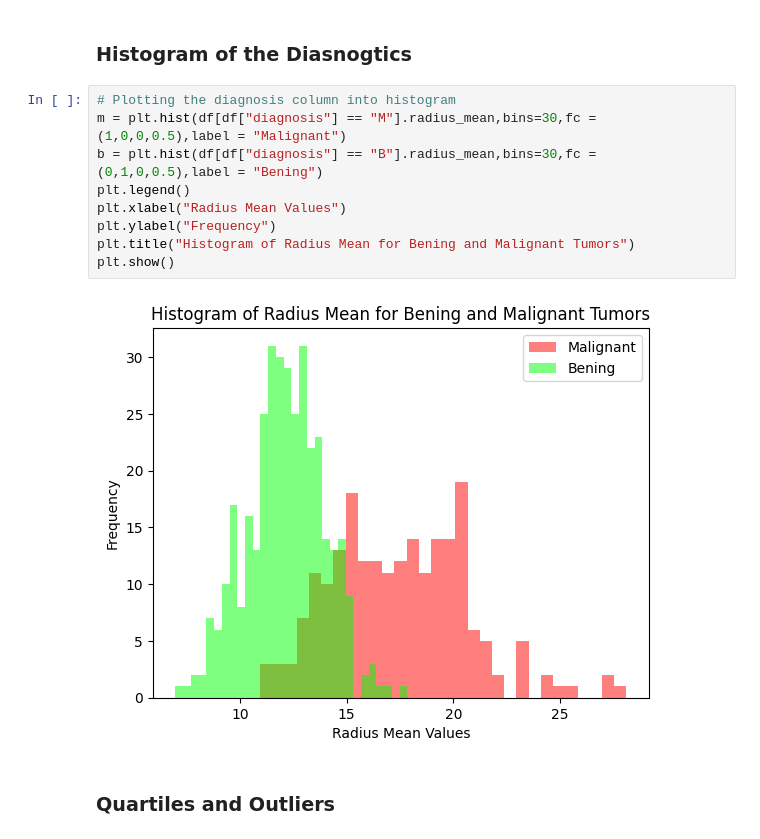
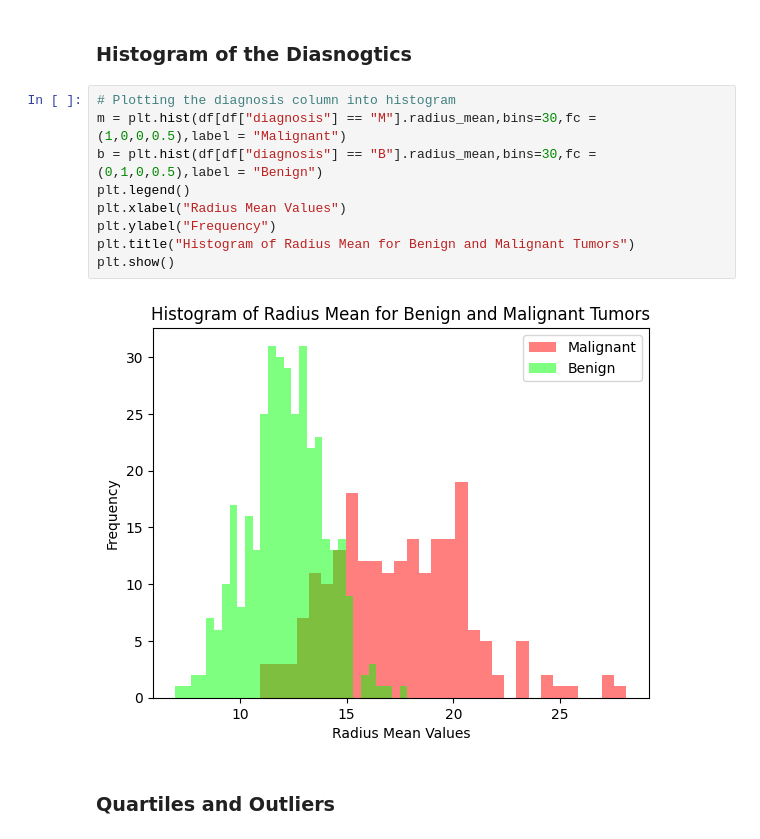
Before and after one commit to andidprastyo/tumor_analysis, a Jupyter notebook: analysis_notebook.ipynb, the cells around one changed output. Drawn from its saved outputs; the diff is of its cells as text.

Commit message:
Update Benign

```diff
--- a/analysis_notebook.ipynb
+++ b/analysis_notebook.ipynb
@@ -37,14 +37,14 @@ plt.show()
 # %%
 # Plotting the diagnosis column into histogram
 m = plt.hist(df[df["diagnosis"] == "M"].radius_mean,bins=30,fc = (1,0,0,0.5),label = "Malignant")
-b = plt.hist(df[df["diagnosis"] == "B"].radius_mean,bins=30,fc = (0,1,0,0.5),label = "Bening")
+b = plt.hist(df[df["diagnosis"] == "B"].radius_mean,bins=30,fc = (0,1,0,0.5),label = "Benign")
 plt.legend()
 plt.xlabel("Radius Mean Values")
 plt.ylabel("Frequency")
-plt.title("Histogram of Radius Mean for Bening and Malignant Tumors")
+plt.title("Histogram of Radius Mean for Benign and Malignant Tumors")
 plt.show()
 # %% [output]
-[figure, old version]
+[figure, new version]
 # %% [markdown]
 ### Quartiles and Outliers
 # %%
```
